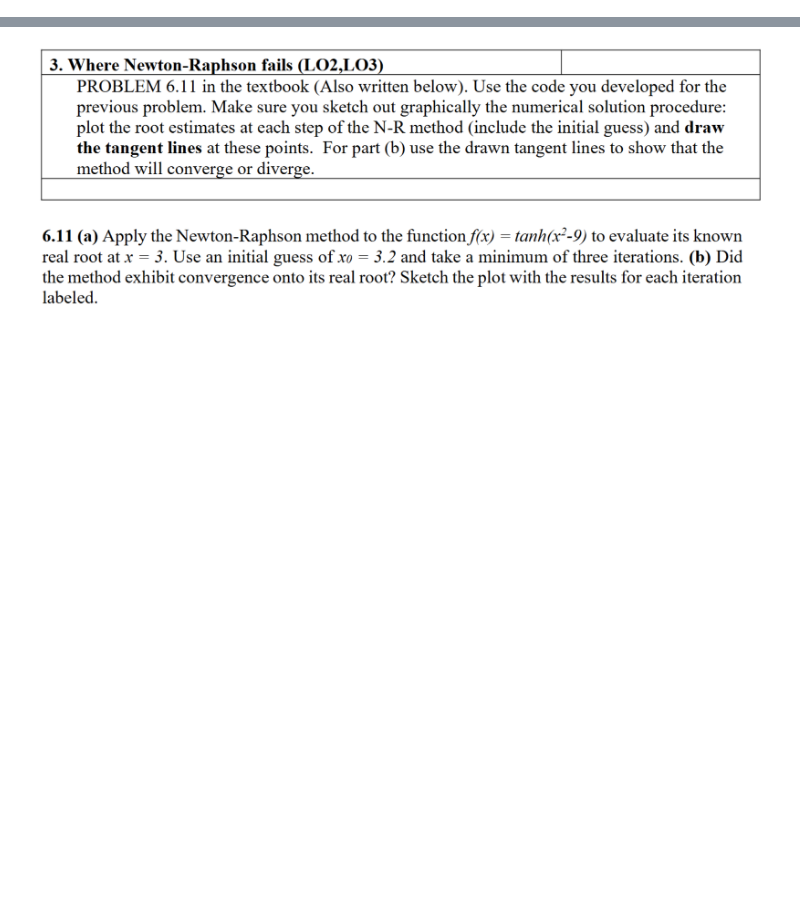
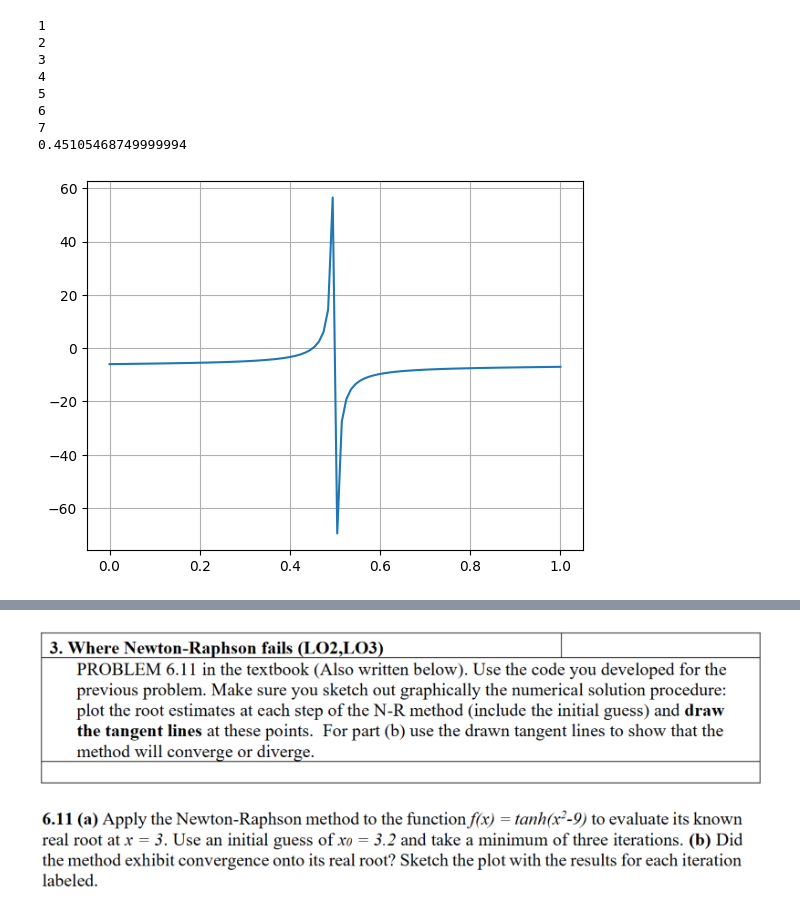
Before and after one commit to RachelWilliams2006/ENGRD3200, a Jupyter notebook: Problem set 4.ipynb, the cells around one changed output, grey strips where cells are left out. Saved outputs shown, nothing was run; the diff lists cells and outputs as text; code cells hidden in the pictures; blank space fills up the shorter version.

```diff
--- a/Problem set 4.ipynb
+++ b/Problem set 4.ipynb
@@ -1,5 +1,45 @@
 # %% [markdown]
 ![image.png](attachment:image.png)
+# %%
+import math
+import matplotlib.pyplot as plt
+import numpy as np
+xl=.4
+xu=.48
+xr=(xl+xu)/2
+def f(x):
+    f=math.tan(math.pi*x)-x-6
+    return f
+actual=0.451047
+error=abs(xr-actual)
+iteration_number=1
+while error > 10**-5:
+    if f(xr)*f(xl)<0:
+        xu=xr
+        xr=(xl+xu)/2
+    if f(xr)*f(xl)>0:
+        xl=xr
+        xr=(xl+xu)/2
+    error=abs(xr-actual)
+    print(iteration_number)
+    iteration_number=iteration_number+1
+print(xr)
+x_axis=np.linspace(0,1,100)
+y_axis=[]
+for i in range(len(x_axis)):
+    y_axis.append(f(x_axis[i]))
+plt.plot(x_axis,y_axis)
+plt.grid()
+# %% [output]
+1
+2
+3
+4
+5
+6
+7
+0.45105468749999994
+[figure, added]
 # %% [markdown]
 ![image.png](attachment:image.png)
 ![image-2.png](attachment:image-2.png)
```
